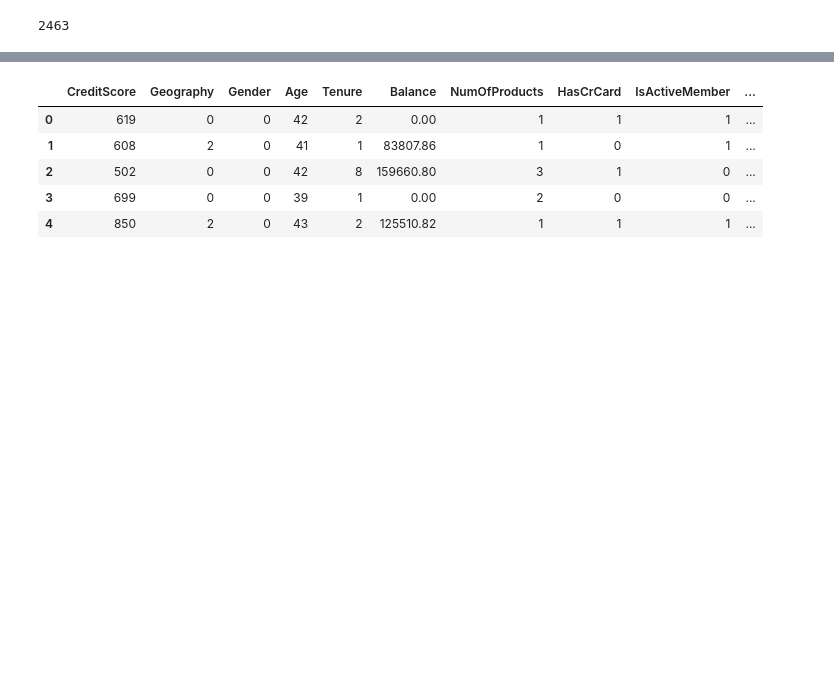
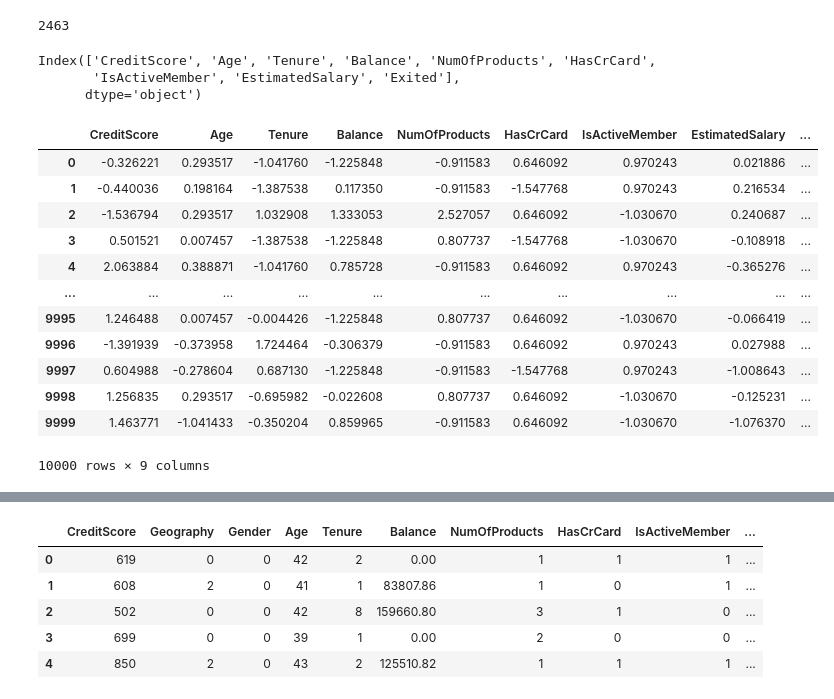
Before and after one commit to Neha-Seirah/ML-Activities-, a Jupyter notebook: 2348537_Lab1.ipynb, the cells around one changed output, grey strips where cells are left out. Cells and saved outputs as stored; diff of their text form; code cells hidden in the pictures; blank space fills up the shorter version.

```diff
--- a/2348537_Lab1.ipynb
+++ b/2348537_Lab1.ipynb
@@ -72,0 +69,24 @@ def drop_outlier(data,col_name):
+# %%
+numeric_cols = data.select_dtypes(include=[np.number]).columns
+numeric_cols
+# %% [output]
+Index(['CreditScore', 'Age', 'Tenure', 'Balance', 'NumOfProducts', 'HasCrCard',
+       'IsActiveMember', 'EstimatedSalary', 'Exited'],
+      dtype='object')
+# %%
+a=data[numeric_cols].apply(zscore)
+a
+# %% [output]
+|  | CreditScore | Age | Tenure | Balance | NumOfProducts | HasCrCard | IsActiveMember | EstimatedSalary | ... |
+| 0 | -0.326221 | 0.293517 | -1.041760 | -1.225848 | -0.911583 | 0.646092 | 0.970243 | 0.021886 | ... |
+| 1 | -0.440036 | 0.198164 | -1.387538 | 0.117350 | -0.911583 | -1.547768 | 0.970243 | 0.216534 | ... |
+| 2 | -1.536794 | 0.293517 | 1.032908 | 1.333053 | 2.527057 | 0.646092 | -1.030670 | 0.240687 | ... |
+| 3 | 0.501521 | 0.007457 | -1.387538 | -1.225848 | 0.807737 | -1.547768 | -1.030670 | -0.108918 | ... |
+| 4 | 2.063884 | 0.388871 | -1.041760 | 0.785728 | -0.911583 | 0.646092 | 0.970243 | -0.365276 | ... |
+| ... | ... | ... | ... | ... | ... | ... | ... | ... | ... |
+| 9995 | 1.246488 | 0.007457 | -0.004426 | -1.225848 | 0.807737 | 0.646092 | -1.030670 | -0.066419 | ... |
+| 9996 | -1.391939 | -0.373958 | 1.724464 | -0.306379 | -0.911583 | 0.646092 | 0.970243 | 0.027988 | ... |
+| 9997 | 0.604988 | -0.278604 | 0.687130 | -1.225848 | -0.911583 | -1.547768 | 0.970243 | -1.008643 | ... |
+| 9998 | 1.256835 | 0.293517 | -0.695982 | -0.022608 | 0.807737 | 0.646092 | -1.030670 | -0.125231 | ... |
+| 9999 | 1.463771 | -1.041433 | -0.350204 | 0.859965 | -0.911583 | 0.646092 | -1.030670 | -1.076370 | ... |
+10000 rows × 9 columns
```
Also changed, not shown: parts of 17 cells of this notebook.
